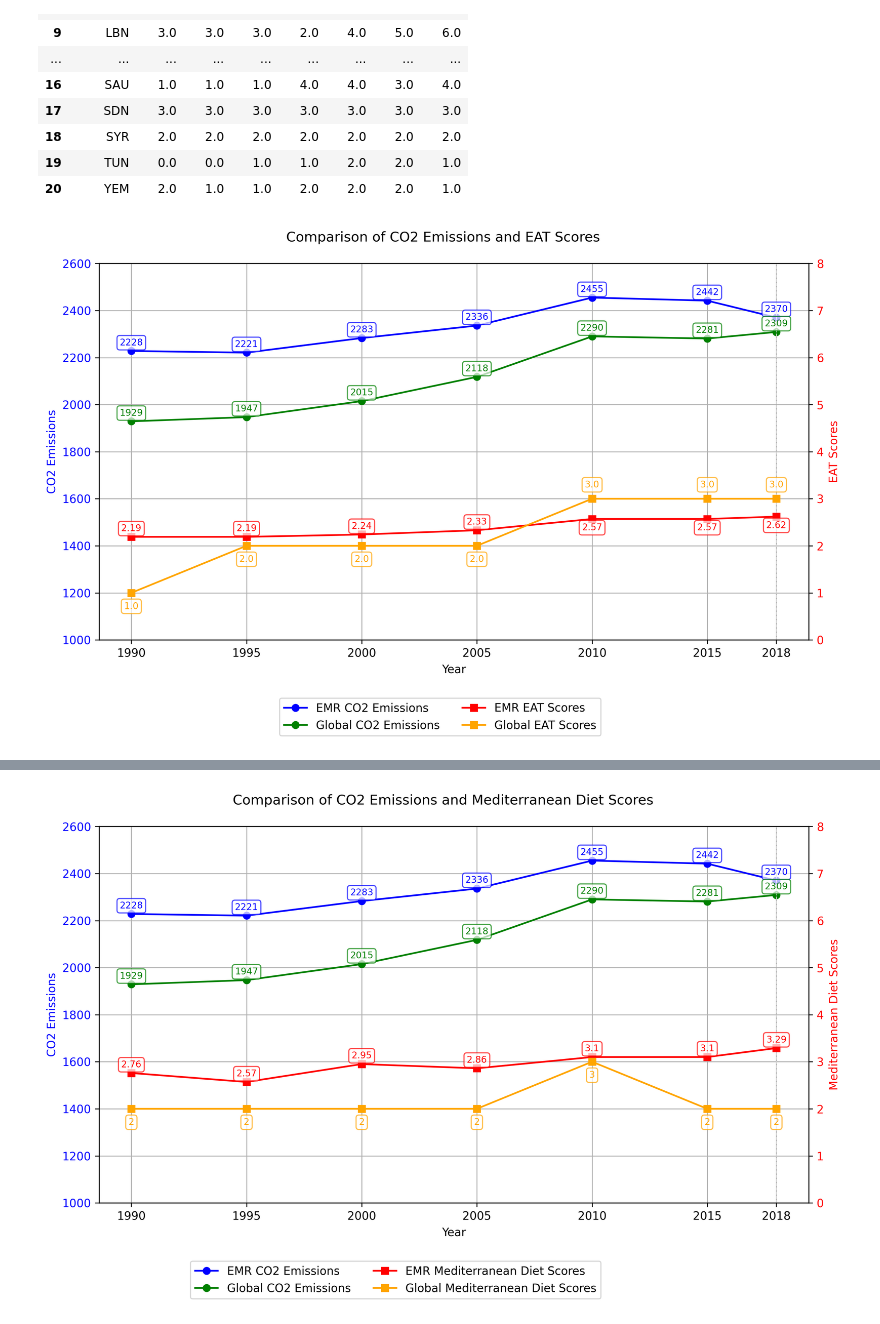
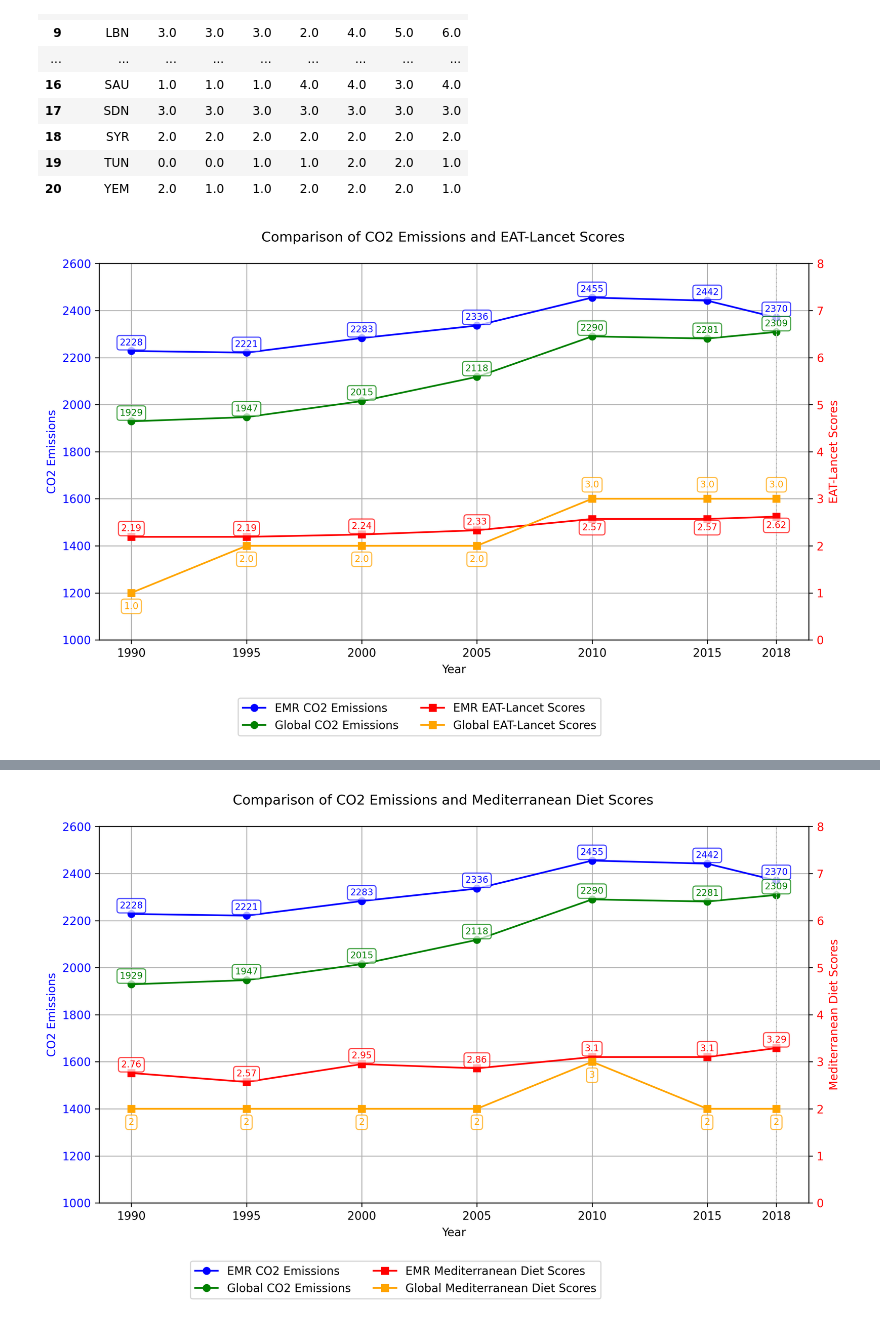
Before and after one commit to iMaatin/climate_change, a Jupyter notebook: vis.ipynb, the cells around one changed output, grey strips where cells are left out. Cells and saved outputs as stored; diff of their text form; code cells hidden in the pictures.

Commit message:
fixed a minor issue in plot names

```diff
--- a/vis.ipynb
+++ b/vis.ipynb
@@ -313,35 +313,35 @@ def eat_plots(emr_co2, global_co2, emr_diet, global_diet, name: str, gender: str
                             textcoords="offset points", xytext=(0, 5), ha='center',
                             fontsize=8, color='red',
                             bbox=dict(boxstyle="round,pad=0.3", edgecolor='red', facecolor='white', alpha=0.7))
         for i, row in global_diet_ready.iterrows():
             if row['year'] in [2010, 2015, 2018]:
                 ax2.annotate(f"{row['score']}",
                             (row['year'], row['score']),
                             textcoords="offset points", xytext=(0, 10), ha='center',
                             fontsize=8, color='orange',
                             bbox=dict(boxstyle="round,pad=0.3", edgecolor='orange', facecolor='white', alpha=0.7))
             else:
                 ax2.annotate(f"{row['score']}",
                             (row['year'], row['score'] - 0.1),  # Adjust position to be slightly below the line
                             textcoords="offset points", xytext=(0, -10), ha='center',
                             fontsize=8, color='orange',
                             bbox=dict(boxstyle="round,pad=0.3", edgecolor='orange', facecolor='white', alpha=0.7))
 
     # Title and legend
     if gender != 'all':
         fig.suptitle(f'Comparison of CO2 Emissions and {name} Scores for {gender}')
     else:
         fig.suptitle(f'Comparison of CO2 Emissions and {name} Scores')
 
     fig.legend(loc='center right', bbox_to_anchor=(0.7, -0.01), ncol=2)  # Move legend outside
     plt.tight_layout(rect=[0, 0.05, 1, 1])  # Adjust layout to make space for the legend
     os.makedirs(f'figures\{gender}', exist_ok=True)
     plt.savefig(f'figures\{gender}\{name}_co2_diet.png', dpi=300, bbox_inches='tight')
     plt.show()
 
-eat_plots(emr_co2, global_co2, eat_emr, eat_global, 'EAT', 'all')
+eat_plots(emr_co2, global_co2, eat_emr, eat_global, 'EAT-Lancet', 'all')
 # %% [output]
-[figure, old version]
+[figure, new version]
 # %%
 def eat_fix (df):
     df = df.transpose().reset_index()
```
Also changed, not shown: parts of 3 cells of this notebook, 12 other files.
